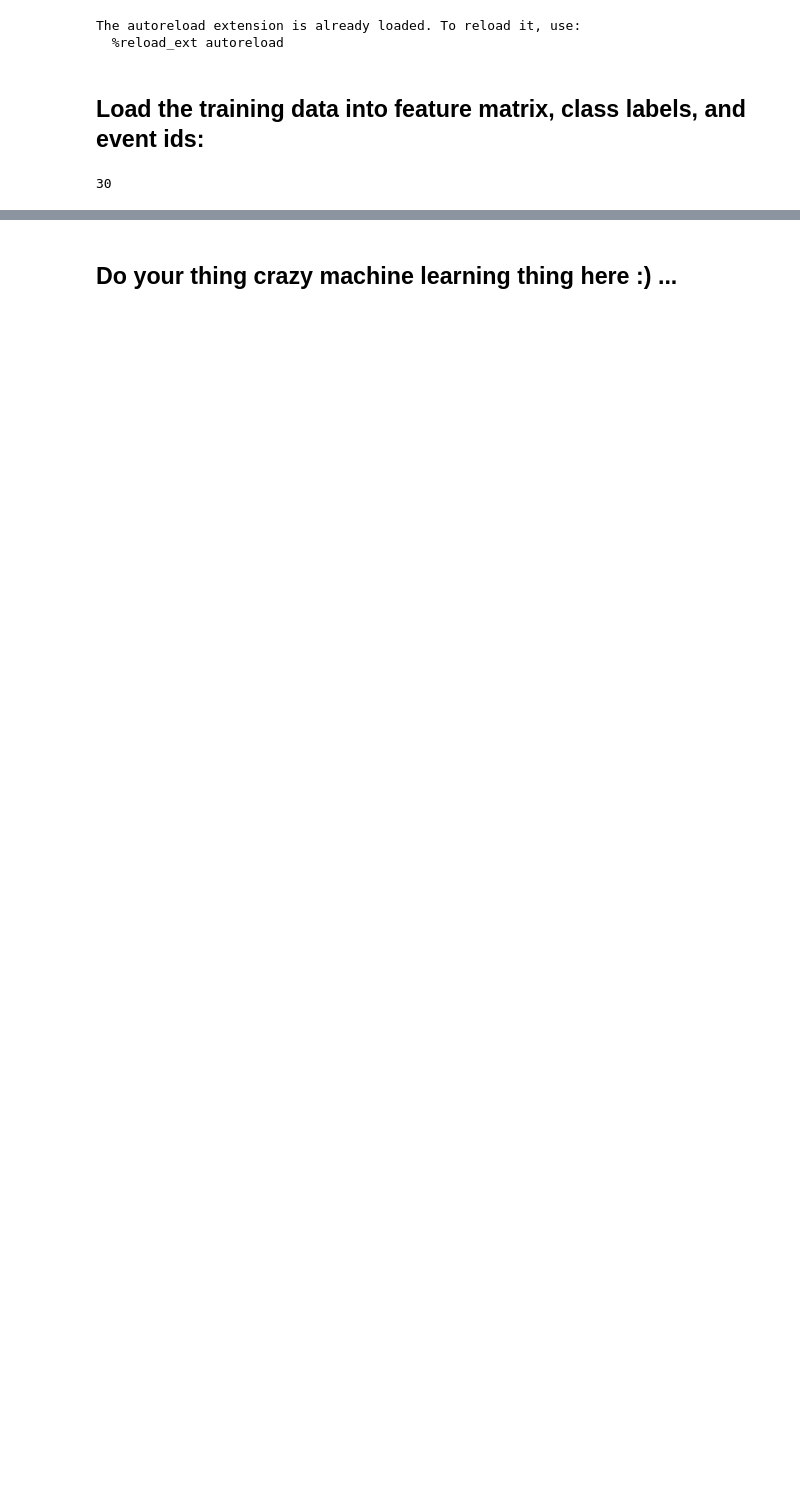
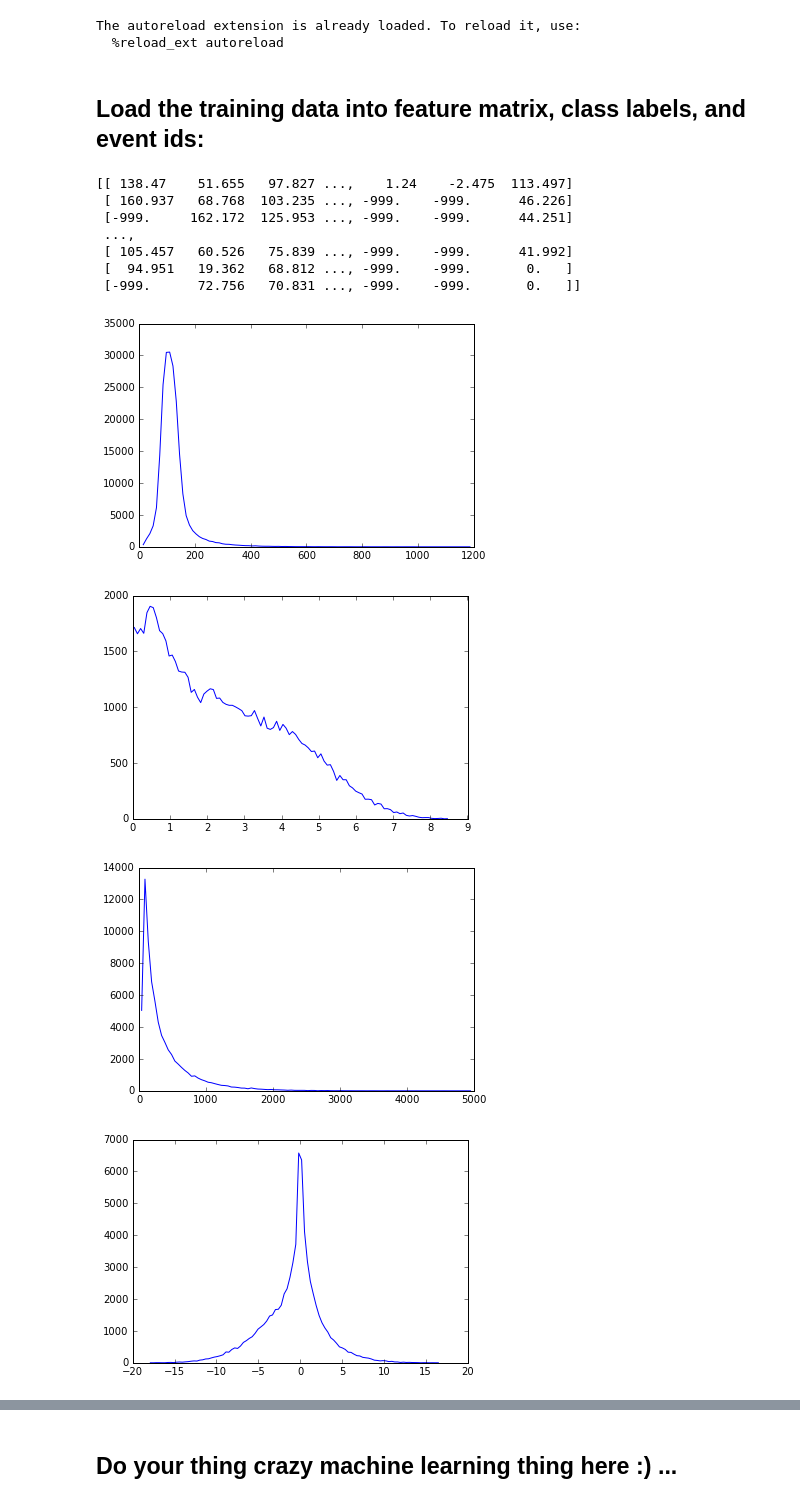
Before and after one commit to schraibi/MachineLearning_Project1, a Jupyter notebook: code/project1.ipynb, the cells around one changed output, grey strips where cells are left out. Drawn from its saved outputs; the diff is of its cells as text; code cells hidden in the pictures; blank space fills up the shorter version.

```diff
--- a/code/project1.ipynb
+++ b/code/project1.ipynb
@@ -16,7 +16,6 @@ from util.helpers import *
 from data_tools.feature_processing import *
 DATA_TRAIN_PATH ="data/train.csv"
 y, tX, ids = load_csv_data(DATA_TRAIN_PATH)
-tX, mean_x, std_x = standardize(tX)
 # %%
 def calculate_prob(tX, num_of_intervals):
     size = (np.max(tX) - np.min(tX))/num_of_intervals
@@ -38,17 +37,28 @@ def make_distribution(x,prob,size):
         values = values+[x[max_index]]*(size-len(values))
     return values
 # %%
+print (tX)
 lista = []
 for i in range(tX.shape[1]):
     if -999 in tX[:,i]: lista.append(i)
 for i in lista:
     tX_tmp = list(filter((-999.0).__ne__, tX[:,i]))
     x, prob = calculate_prob(tX_tmp,100)
-    #plt.plot(x,prob)\n",
-    #plt.show()\n",
+    plt.plot(x,prob)
+    plt.show()
     means = make_distribution(x,prob,list(tX[:,i]).count(-999.0))
     np.random.shuffle(means)
     np.place(tX[:,i], tX[:,i] == -999.0, means)
 print(tX.shape[1])
 # %% [output]
-30
+[[ 138.47    51.655   97.827 ...,    1.24    -2.475  113.497]
+ [ 160.937   68.768  103.235 ..., -999.    -999.      46.226]
+ [-999.     162.172  125.953 ..., -999.    -999.      44.251]
+ ...,
+ [ 105.457   60.526   75.839 ..., -999.    -999.      41.992]
+ [  94.951   19.362   68.812 ..., -999.    -999.       0.   ]
+ [-999.      72.756   70.831 ..., -999.    -999.       0.   ]]
+[figure, added]
+[figure, added]
+[figure, added]
+[figure, added]
```
Also changed, not shown: parts of 3 cells of this notebook.
